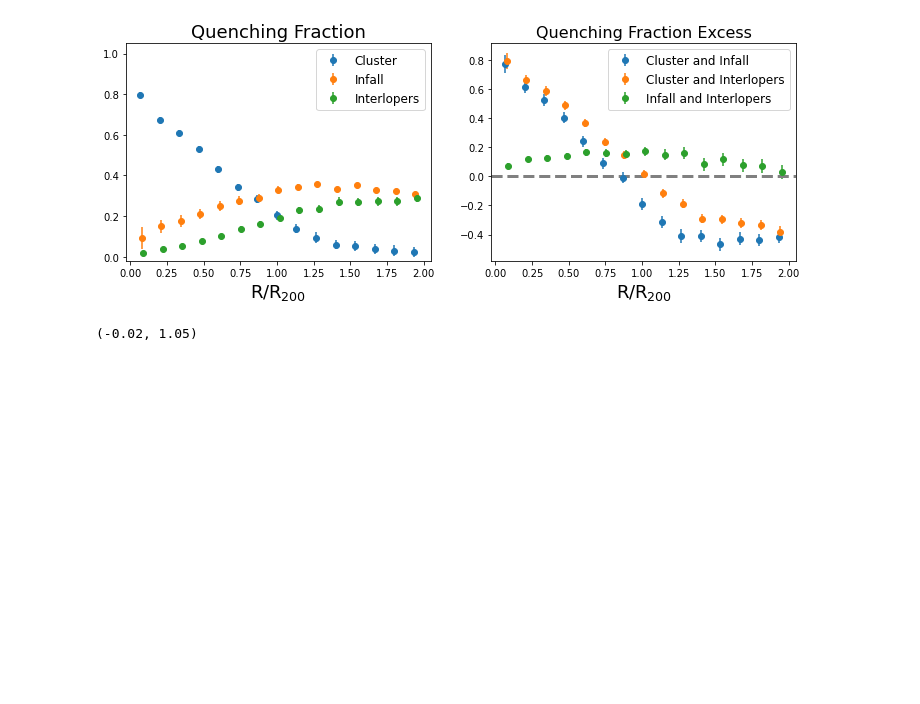
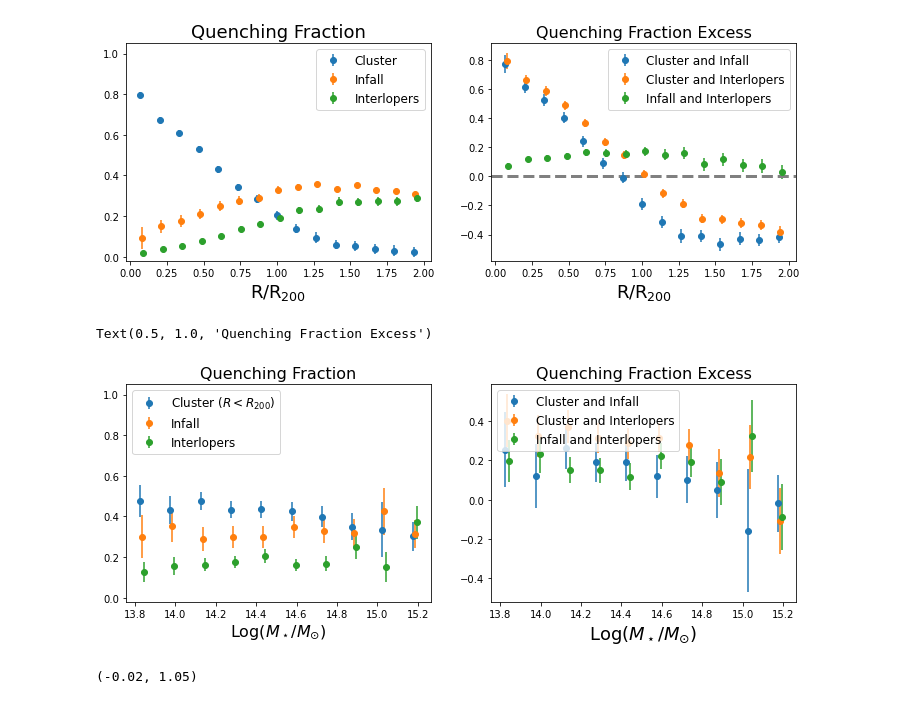
Before and after one commit to estevesjh/galaxyFormation, a Jupyter notebook: notebooks/QuenchingFractionExcess.ipynb, the cells around one changed output. Saved outputs shown, nothing was run; the diff lists cells and outputs as text; code cells hidden in the pictures; blank space fills up the shorter version.

```diff
--- a/notebooks/QuenchingFractionExcess.ipynb
+++ b/notebooks/QuenchingFractionExcess.ipynb
@@ -190,6 +190,10 @@ rbins = np.linspace(0.,2.,16)
 
 mskeys, mmed = make_bins(mass,msbins)
 rkeys, rmed  = make_bins(rn,rbins)
+
+## halo mass bins
+mbins = np.linspace(13.75,15.25,11)
+mkeys, m2med = make_bins(m200,mbins)
 # %%
 ## Quenching Fraction
 ## i: infall, o: orbital, n: interlopers
@@ -210,6 +224,10 @@ qfe_mass3 = quenching_fraction_excess(qf_n_mass,qf_i_mass)
 qfe_radii1 = quenching_fraction_excess(qf_i_radii,qf_o_radii)
 qfe_radii2 = quenching_fraction_excess(qf_n_radii,qf_o_radii)
 qfe_radii3 = quenching_fraction_excess(qf_n_radii,qf_i_radii)
+
+qfe_m2001 = quenching_fraction_excess(qf_i_m200,qf_o_m200)
+qfe_m2002 = quenching_fraction_excess(qf_n_m200,qf_o_m200)
+qfe_m2003 = quenching_fraction_excess(qf_n_m200,qf_i_m200)
 # %%
 fig = plt.figure(figsize=(12,4))
 
@@ -267,3 +288,27 @@ Text(0.5, 1.0, 'Quenching Fraction Excess')
+# %%
+fig = plt.figure(figsize=(12,4))
+
+plt.subplot(1, 2, 1)
+plt.errorbar(m2med,qf_o_m200[0],yerr=qf_i_m200[1],label='Cluster ($R<R_{200}$)',fmt='o')
+plt.errorbar(m2med+0.010,qf_i_m200[0],yerr=qf_o_m200[1],label='Infall',fmt='o')
+plt.errorbar(m2med+0.020,qf_n_m200[0],yerr=qf_n_m200[1],label='Interlopers',fmt='o')
+plt.legend(fontsize=12,loc=2)
+plt.xlabel(r'Log($M_\star/M_{\odot}$)',fontsize=16)
+plt.title('Quenching Fraction',fontsize=16)
+plt.ylim(-0.02,1.05)
+
+plt.subplot(1, 2, 2)
+plt.errorbar(m2med,qfe_m2001[0],yerr=qfe_m2001[1],label='Cluster and Infall',fmt='o')
+plt.errorbar(m2med+0.010,qfe_m2002[0],yerr=qfe_m2002[1],label='Cluster and Interlopers',fmt='o')
+plt.errorbar(m2med+0.020,qfe_m2003[0],yerr=qfe_m2003[1],label='Infall and Interlopers',fmt='o')
+plt.legend(fontsize=12,loc=2)
+plt.xlabel(r'Log($M_\star/M_{\odot}$)',fontsize=18)
+plt.title('Quenching Fraction Excess',fontsize=16)
+
+# plt.ylim(-0.02,1.05)
+# %% [output]
+Text(0.5, 1.0, 'Quenching Fraction Excess')
+[figure, added]
 # %%
 plt.errorbar(mmed,qfe_mass1[0],yerr=qfe_mass1[1],label='Cluster and Infall',fmt='o')
 plt.errorbar(mmed+0.010,qfe_mass2[0],yerr=qfe_mass2[1],label='Cluster and Interlopers',fmt='o')
```
Also changed, not shown: parts of 3 cells of this notebook.
